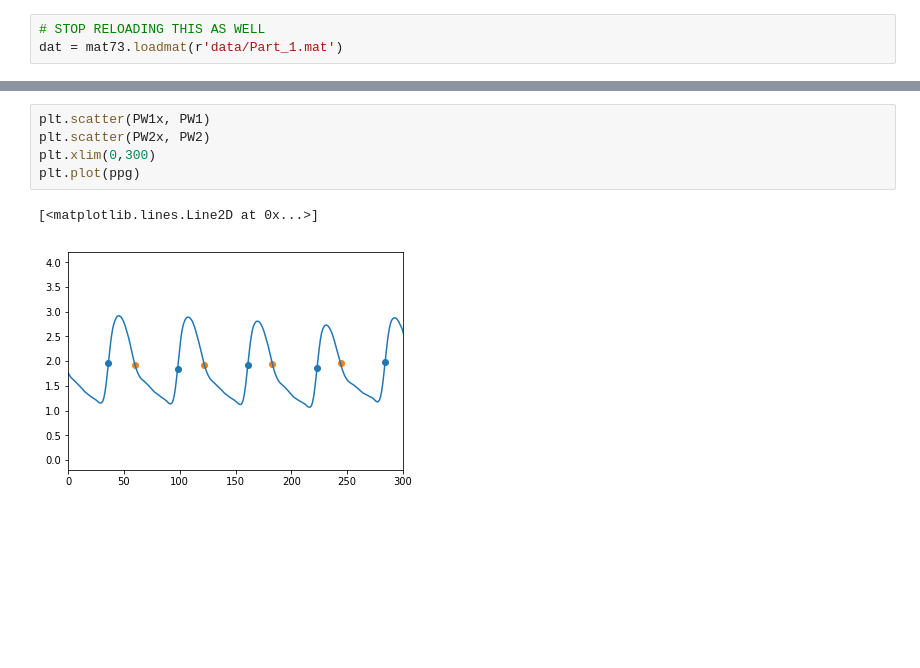
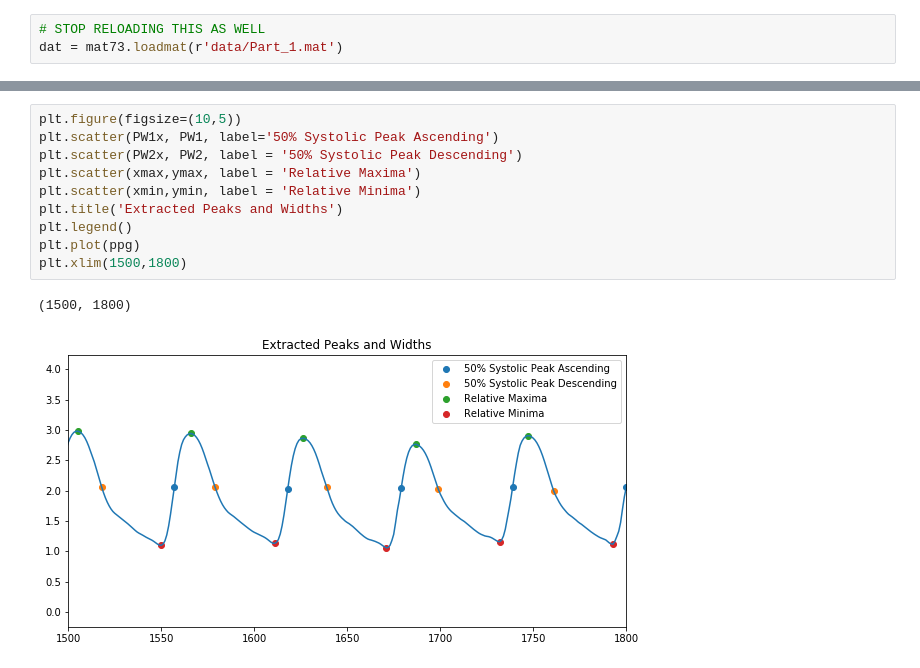
Before and after one commit to jsugijoto/ContinuousBPwPPG, a Jupyter notebook: feature_extraction.ipynb, the cells around one changed output, grey strips where cells are left out. Saved outputs shown, nothing was run; the diff lists cells and outputs as text; blank space fills up the shorter version.

Commit message:
Extra testing for the ABP dataset (still need to fix find problem with set detection)

```diff
--- a/feature_extraction.ipynb
+++ b/feature_extraction.ipynb
@@ -158,8 +202,13 @@ for mid in Avg: # for each systolic amplitude -> for each PPG wavelength that th
-# %%
-plt.scatter(PW1x, PW1)
-plt.scatter(PW2x, PW2)
-plt.xlim(0,300)
-plt.plot(ppg)
-# %% [output]
-[<matplotlib.lines.Line2D at 0x...>]
-[figure, removed]
+# %%
+plt.figure(figsize=(10,5))
+plt.scatter(PW1x, PW1, label='50% Systolic Peak Ascending')
+plt.scatter(PW2x, PW2, label = '50% Systolic Peak Descending')
+plt.scatter(xmax,ymax, label = 'Relative Maxima')
+plt.scatter(xmin,ymin, label = 'Relative Minima')
+plt.title('Extracted Peaks and Widths')
+plt.legend()
+plt.plot(ppg)
+plt.xlim(1500,1800)
+# %% [output]
+(1500, 1800)
+[figure, added]
```
Also changed, not shown: parts of 21 cells of this notebook.
